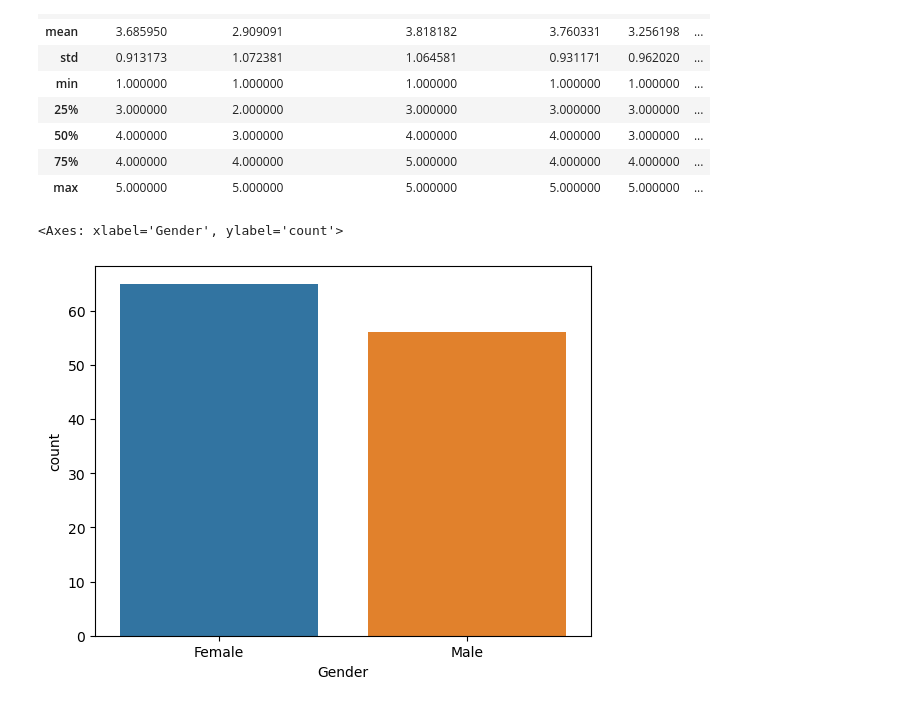
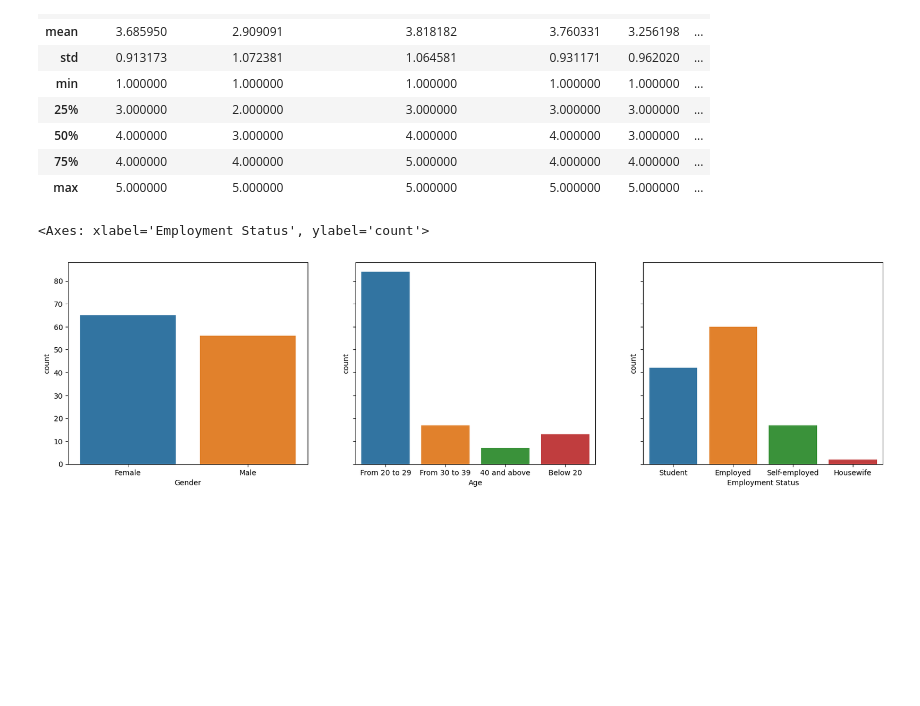
Before and after one commit to Joakimanochie/Data_analytics, a Jupyter notebook: Coffee house retention analysis.ipynb, the cells around one changed output. Saved outputs shown, nothing was run; the diff lists cells and outputs as text; code cells hidden in the pictures; blank space fills up the shorter version.

```diff
--- a/Coffee house retention analysis.ipynb
+++ b/Coffee house retention analysis.ipynb
@@ -164,7 +164,10 @@ coffee_house_data.describe()
 | 75% | 4.000000 | 4.000000 | 5.000000 | 4.000000 | 4.000000 | ... |
 | max | 5.000000 | 5.000000 | 5.000000 | 5.000000 | 5.000000 | ... |
 # %%
-sns.countplot(x='Gender', data = coffee_house_data)
+fig, axes = plt.subplots(1, 3, figsize=(20, 5), sharey=True)
+sns.countplot(ax=axes[0], x='Gender', data = coffee_house_data)
+sns.countplot(ax=axes[1], x='Age', data = coffee_house_data)
+sns.countplot(ax=axes[2], x='Employment Status', data = coffee_house_data)
 # %% [output]
-<Axes: xlabel='Gender', ylabel='count'>
+<Axes: xlabel='Employment Status', ylabel='count'>
-[figure, old version]
+[figure, new version]
```
Also changed, not shown: parts of 6 cells of this notebook.
